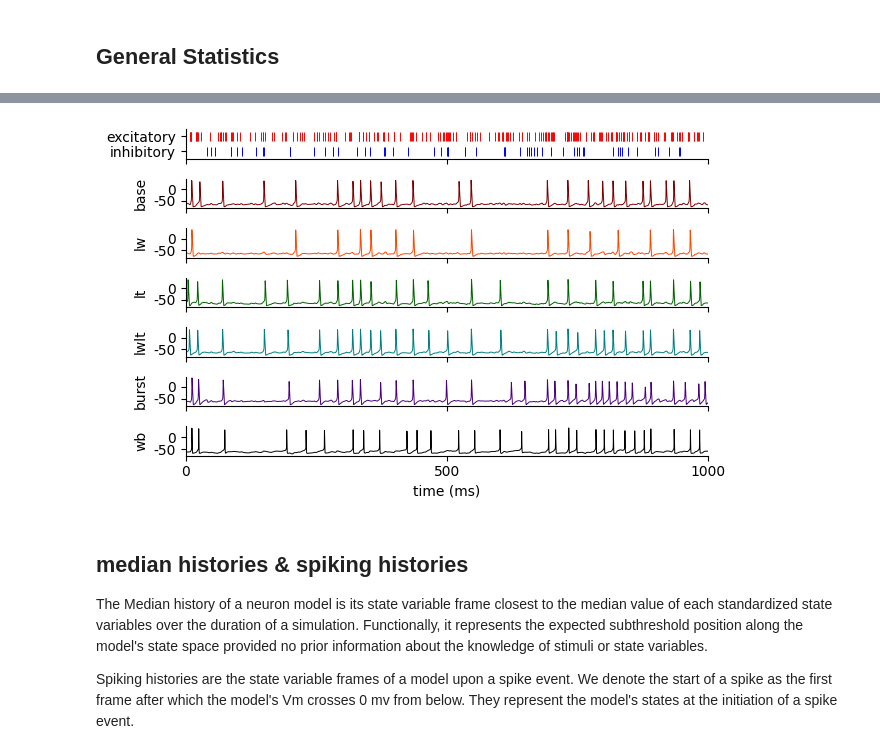
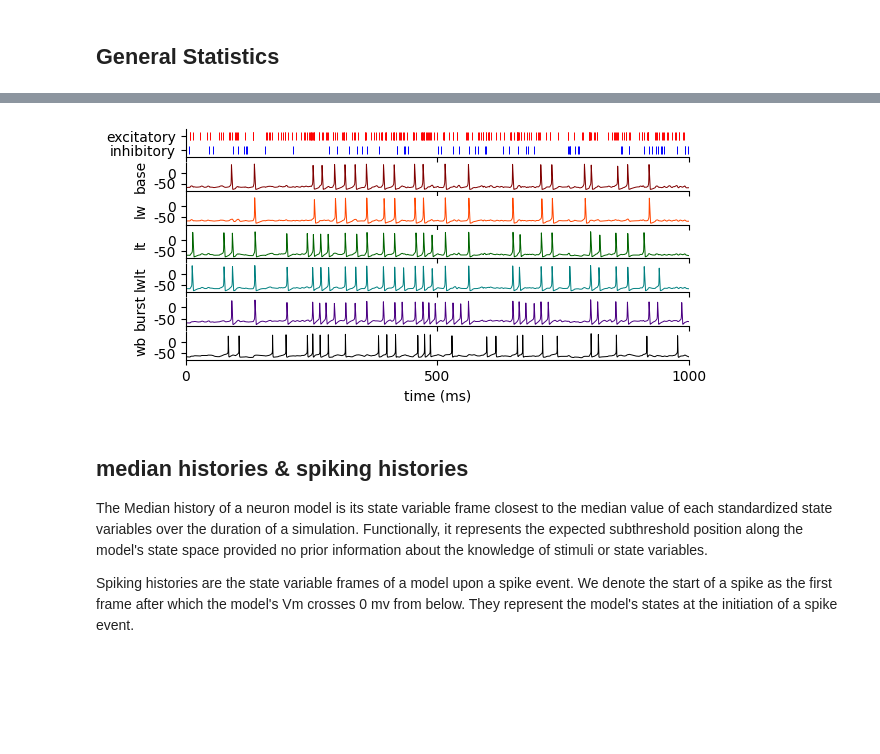
Before and after one commit to ec753/event_based_neuron, a Jupyter notebook: notebooks/model_specs.ipynb, the cells around one changed output, grey strips where cells are left out. Saved outputs shown, nothing was run; the diff lists cells and outputs as text; code cells hidden in the pictures; blank space fills up the shorter version.

Commit message:
some final figures code

```diff
--- a/notebooks/model_specs.ipynb
+++ b/notebooks/model_specs.ipynb
@@ -126,5 +126,5 @@ wb
 # %%
-fig, axes = plt.subplots(7,1, figsize=(6.5,4), sharex=True)
+fig, axes = plt.subplots(7,1, figsize=(6.5,3), sharex=True)
 
 axes[0].vlines(e_times, .2, .8, color='red', linewidth=.7)
 axes[0].vlines(i_times, -.8, -.2, color='blue', linewidth=.7)
@@ -133,35 +133,35 @@ axes[0].set_yticks([.5,-.5])
 axes[0].set_yticklabels(['excitatory','inhibitory'])
 axes[0].spines['right'].set_visible(False)
 axes[0].spines['top'].set_visible(False)
 
 for ax, stim_type in enumerate(state_vars):
     axes[ax+1].plot(t, state_vars[stim_type][0,:], c=colors[stim_type], linewidth=.7)
     axes[ax+1].set_ylabel(stim_type)
 
     axes[ax+1].spines['right'].set_visible(False)
     axes[ax+1].spines['top'].set_visible(False)
 
     axes[ax+1].set_yticks([-50,0])
     axes[ax+1].set_yticklabels([-50, 0])
 
 xlim = 1000
 axes[-1].set_xlim(0, xlim)
 axes[-1].set_xlabel('time (ms)')
 
 xticks = np.arange(0,xlim+1, 500)
 axes[-1].set_xticks(xticks)
 axes[-1].set_xticklabels(xticks)
 
-plt.tight_layout()
+#plt.tight_layout()
 
 savefig = False
 if savefig:
     plt.savefig(f'{figures_dir}point_cell_traces_with_WB.svg', format='svg')
     plt.savefig(f'{figures_dir}point_cell_traces_with_WB.png', format='png', dpi=300)
 
 plt.show()
 # %% [output]
-[figure, old version]
+[figure, new version]
 # %% [markdown]
 ## median histories & spiking histories
 The Median history of a neuron model is its state variable frame closest to the median value of each standardized state variables over the duration of a simulation. Functionally, it represents the expected subthreshold position along the model's state space provided no prior information about the knowledge of stimuli or state variables.
```
Also changed, not shown: parts of 4 cells of this notebook, 7 other files.
